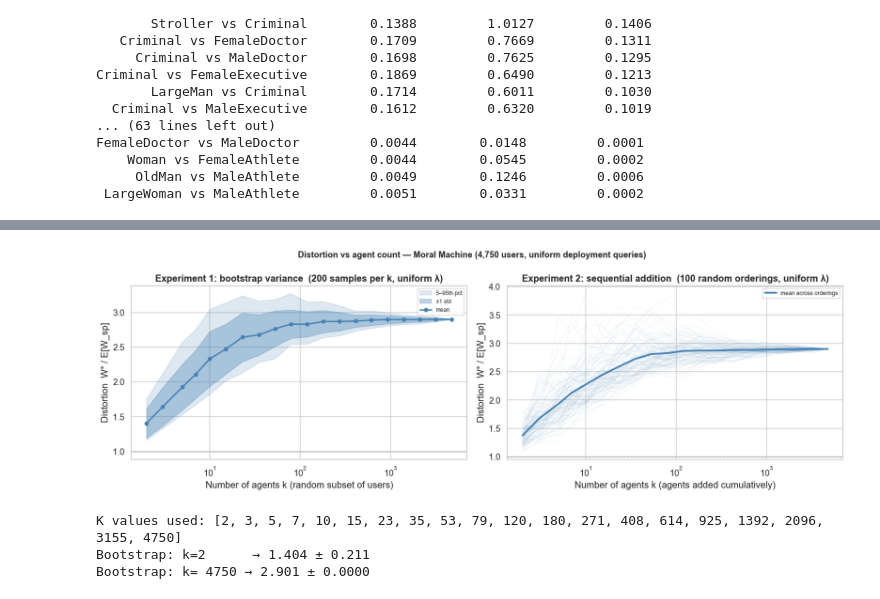
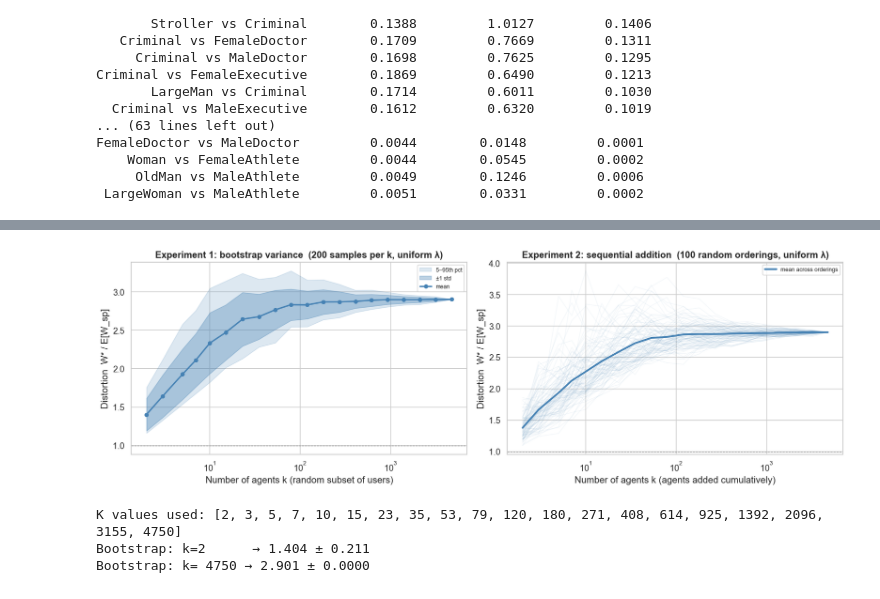
Before and after one commit to michelleeesi/hiddenstructure, a Jupyter notebook: empirics_moralmachine/empirics_moralmachine.ipynb, the cells around one changed output, grey strips where cells are left out. Cells and saved outputs as stored; diff of their text form; code cells hidden in the pictures.

Commit message:
Add latest notebooks and figures
Includes empirics_general, alignment_externalities_general, the CA
analysis notebooks, and the exported svg/png figure outputs.

```diff
--- a/empirics_moralmachine/empirics_moralmachine.ipynb
+++ b/empirics_moralmachine/empirics_moralmachine.ipynb
@@ -1191,36 +1191,36 @@ ax.fill_between(K_vals_m, boot_p5_m, boot_p95_m,
 ax.fill_between(K_vals_m, boot_means_m - boot_stds_m, boot_means_m + boot_stds_m,
                 alpha=0.35, color='steelblue', label='±1 std')
 ax.plot(K_vals_m, boot_means_m, 'o-', color='steelblue', lw=2, ms=5, label='mean')
 ax.axhline(1.0, color='grey', ls='--', lw=0.8)
 ax.set_xscale('log')
 ax.set_xlabel('Number of agents k (random subset of users)')
 ax.set_ylabel('Distortion  W* / E[W_sp]')
 ax.set_title(f'Experiment 1: bootstrap variance  ({N_BOOT_M} samples per k, uniform λ)',
              fontweight='bold')
 ax.legend(fontsize=8)
 
 ax = axes[1]
 for path in seq_all_m:
     ax.plot(K_vals_m, path, color='steelblue', alpha=0.06, lw=1)
 ax.plot(K_vals_m, seq_mean_m, color='steelblue', lw=2.5, label='mean across orderings')
 ax.axhline(1.0, color='grey', ls='--', lw=0.8)
 ax.set_xscale('log')
 ax.set_xlabel('Number of agents k (agents added cumulatively)')
 ax.set_ylabel('Distortion  W* / E[W_sp]')
 ax.set_title(f'Experiment 2: sequential addition  ({N_ORDER_M} random orderings, uniform λ)',
              fontweight='bold')
 ax.legend(fontsize=8)
 
-plt.suptitle(f'Distortion vs agent count — Moral Machine ({N_ag_m:,} users, uniform deployment queries)',
-             fontweight='bold', fontsize=12)
+# plt.suptitle(f'Distortion vs agent count — Moral Machine ({N_ag_m:,} users, uniform deployment queries)',
+#              fontweight='bold', fontsize=12)
 plt.tight_layout()
 plt.show()
 
 print(f"K values used: {K_vals_m}")
 print(f"Bootstrap: k=2      → {boot_means_m[0]:.3f} ± {boot_stds_m[0]:.3f}")
 print(f"Bootstrap: k={K_vals_m[-1]:5d} → {boot_means_m[-1]:.3f} ± {boot_stds_m[-1]:.4f}")
 # %% [output]
-[figure, old version]
+[figure, new version]
 K values used: [2, 3, 5, 7, 10, 15, 23, 35, 53, 79, 120, 180, 271, 408, 614, 925, 1392, 2096, 3155, 4750]
 Bootstrap: k=2      → 1.404 ± 0.211
 Bootstrap: k= 4750 → 2.901 ± 0.0000
```
Also changed, not shown: parts of 7 cells of this notebook, 23 other files.
